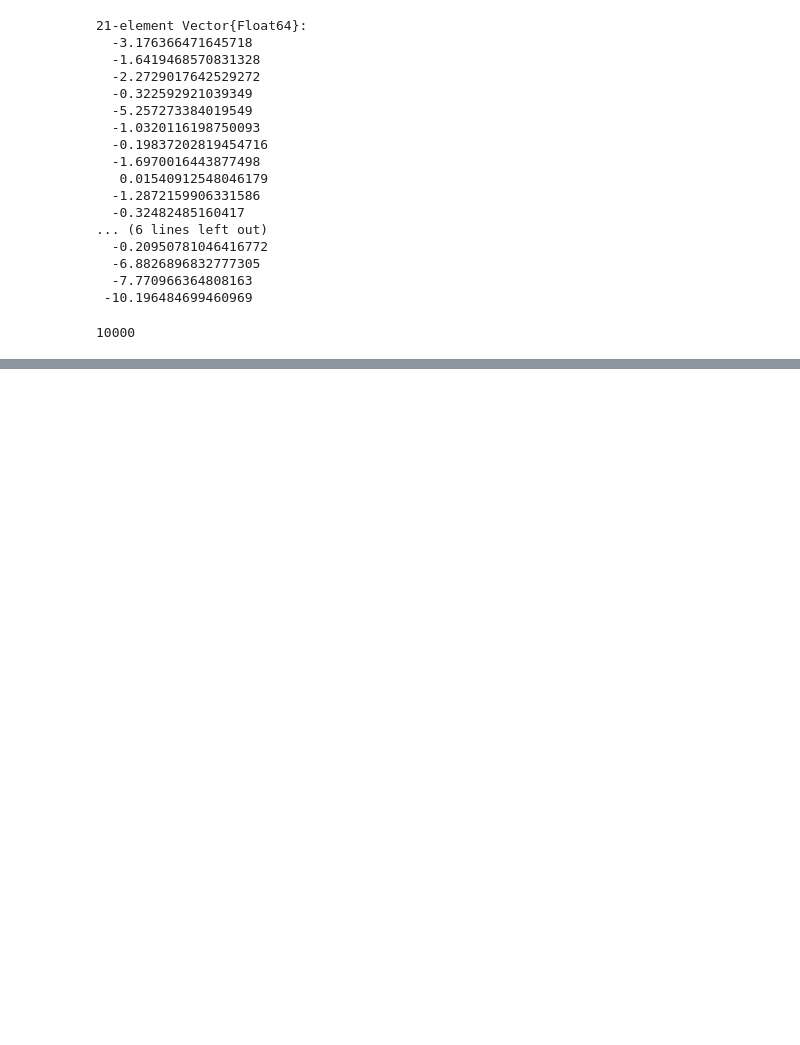
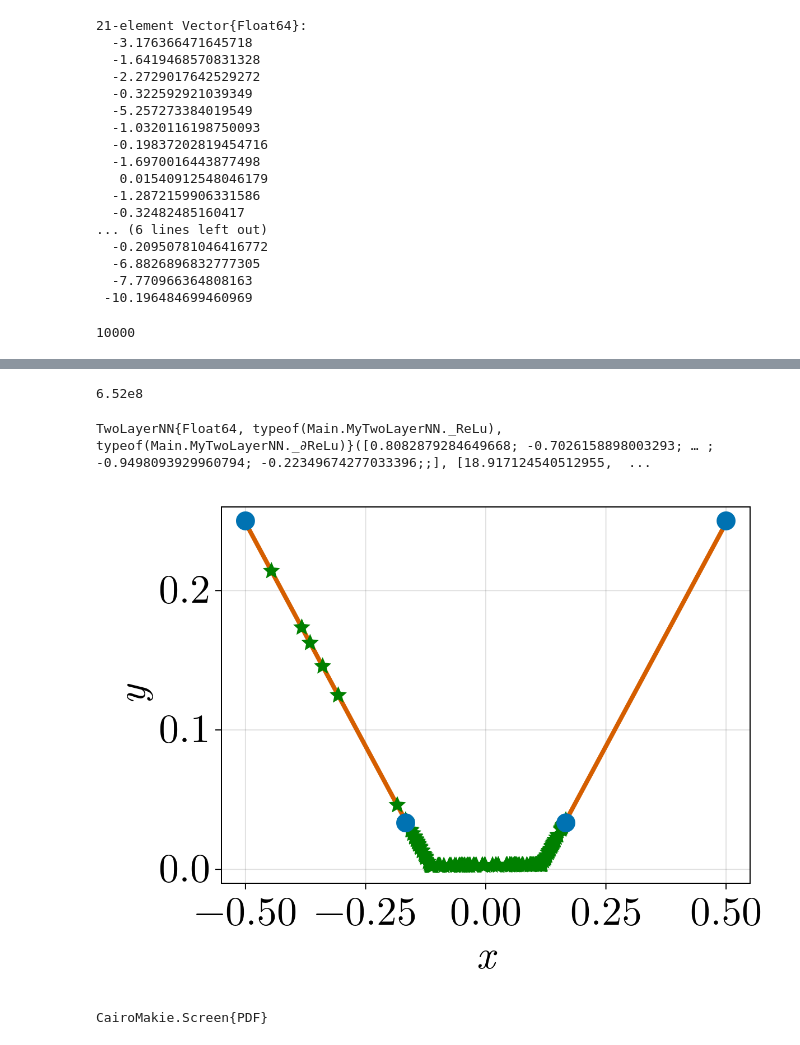
Before and after one commit to DirkBurgers/BEP, a Jupyter notebook: Experiments/Training over time/neuron trajecs.ipynb, the cells around one changed output, grey strips where cells are left out. Cells and saved outputs as stored; diff of their text form; code cells hidden in the pictures; blank space fills up the shorter version.

```diff
--- a/Experiments/Training over time/neuron trajecs.ipynb
+++ b/Experiments/Training over time/neuron trajecs.ipynb
@@ -112,0 +174,36 @@ training_data.steps
+# %%
+t_data[end]
+# %% [output]
+6.52e8
+# %%
+nnindex = findfirst(x -> x == 1.6e7, t_data)
+nn = nn_data[end]
+# %% [output]
+TwoLayerNN{Float64, typeof(Main.MyTwoLayerNN._ReLu), typeof(Main.MyTwoLayerNN._∂ReLu)}([0.8082879284649668; -0.7026158898003293; … ; -0.9498093929960794; -0.22349674277033396;;], [18.917124540512955,  ...
+# %%
+f = Figure()
+
+ax = Axis(f[1, 1], xlabel = L"x", ylabel = L"y", xticks = -0.5:0.25:0.5, yticks=[0.0, 0.1, 0.2])
+
+# Draw NN graph
+xgrid = range(xmin, xmax, length = 100)
+lines!(ax, xgrid, [forward(nn, p) for p in xgrid]; color=MYORANGE, linewidth=4)
+
+# inflection points
+xinfl = filter(x -> xmin < x < xmax, -nn.b ./ nn.w)
+scatter!(ax, xinfl, [forward(nn, x) for x in xinfl]; color=:green, markersize=18, marker=:star5)
+
+# Scatter data points
+scatter!(ax, xflat, training_data.y; markersize=24)
+
+# Some more settings
+xlims!(ax, -0.5 * 1.1, 0.5 * 1.1)
+ylims!(ax, -0.01, 0.26)
+
+f
+# %% [output]
+[figure, added]
+# %%
+save("graph NN end.pdf", f)
+# %% [output]
+CairoMakie.Screen{PDF}
```
Also changed, not shown: parts of 12 cells of this notebook, 20 other files.
